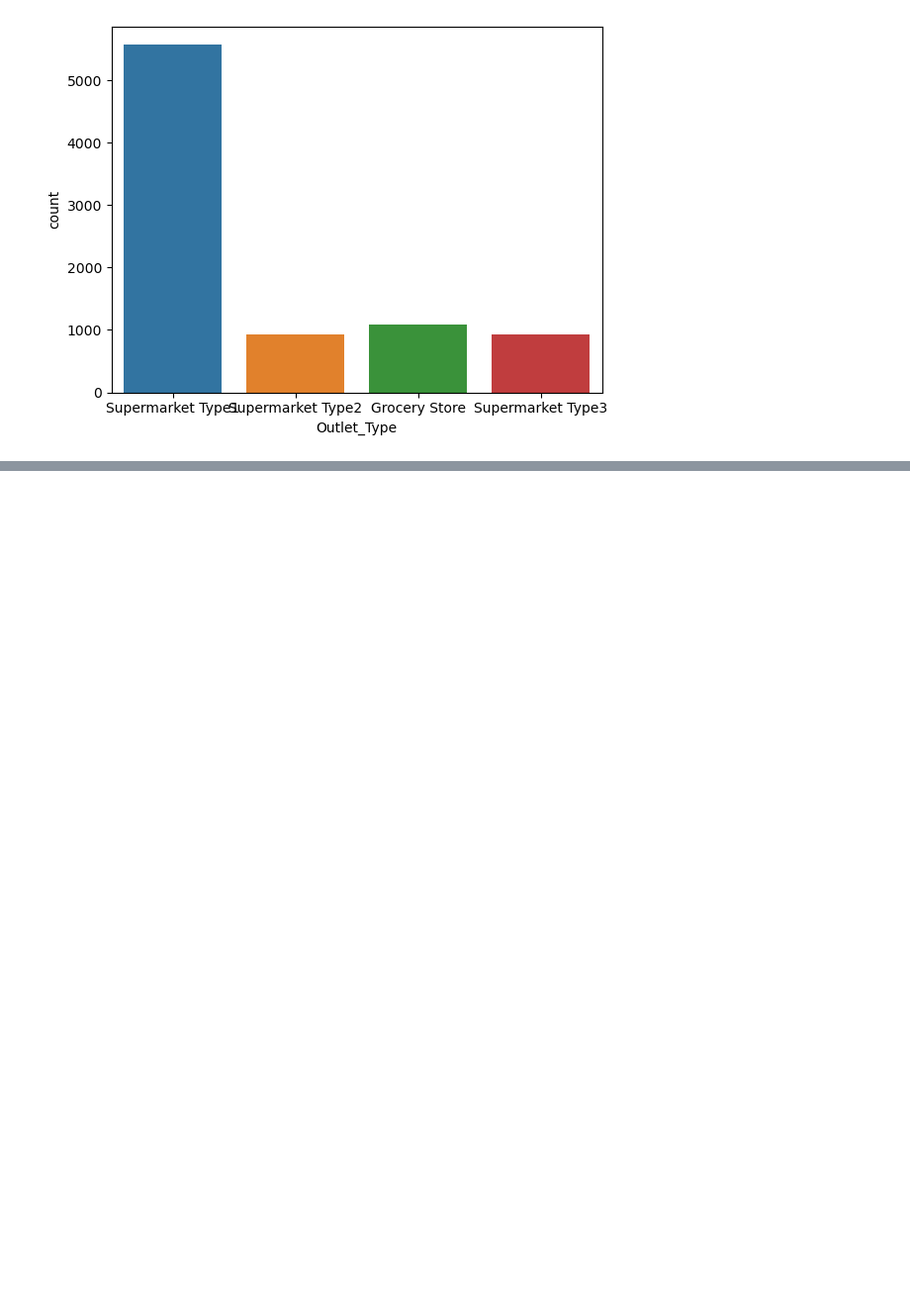
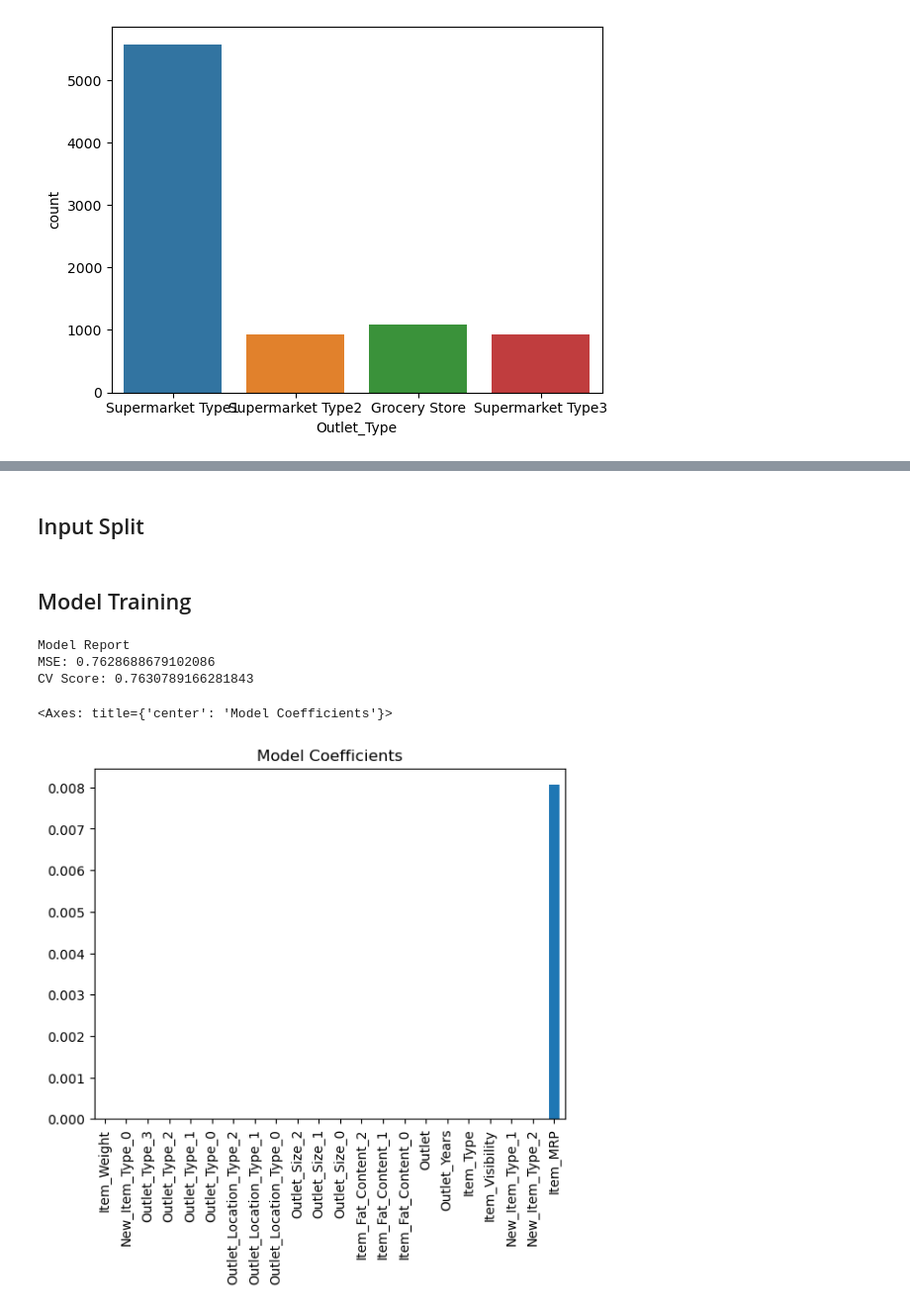
Before and after one commit to parveenxkashyap/bigmart-sales-prediction, a Jupyter notebook: notebook.ipynb, the cells around one changed output, grey strips where cells are left out. Shown at 99% size. Saved outputs shown, nothing was run; the diff lists cells and outputs as text; code cells hidden in the pictures; blank space fills up the shorter version.

```diff
--- a/notebook.ipynb
+++ b/notebook.ipynb
@@ -382,0 +423,52 @@ sns.countplot(data=df, x='Outlet_Type')
+# %% [markdown]
+## Input Split
+# %%
+X = df.drop(columns=['Outlet_Establishment_Year', 'Item_Identifier', 'Outlet_Identifier', 'Item_Outlet_Sales'])
+y = df['Item_Outlet_Sales']
+# %% [markdown]
+## Model Training
+# %%
+from sklearn.model_selection import cross_val_score
+from sklearn.metrics import mean_squared_error
+def train(model, X, y):
+    # train the model
+    model.fit(X, y)
+
+    # predict the training set
+    pred = model.predict(X)
+
+    # perform cross-validation
+    cv_score = cross_val_score(model, X, y, scoring='neg_mean_squared_error', cv=5)
+    cv_score = np.abs(np.mean(cv_score))
+
+    print("Model Report")
+    print("MSE:",mean_squared_error(y,pred))
+    print("CV Score:", cv_score)
+# %%
+from sklearn.linear_model import LinearRegression
+from sklearn.preprocessing import StandardScaler
+model = LinearRegression()
+scaler = StandardScaler()
+X_scaled = scaler.fit_transform(X)
+model.fit(X_scaled, y)
+coef = pd.Series(model.coef_, X.columns).sort_values()
+# %%
+from sklearn.linear_model import Ridge
+from sklearn.preprocessing import StandardScaler
+model = Ridge()
+scaler = StandardScaler()
+X_scaled = scaler.fit_transform(X)
+model.fit(X_scaled, y)
+coef = pd.Series(model.coef_, X.columns).sort_values()
+# %%
+from sklearn.linear_model import Lasso
+model = Lasso()
+train(model, X, y)
+coef = pd.Series(model.coef_, X.columns).sort_values()
+coef.plot(kind='bar', title="Model Coefficients")
+# %% [output]
+Model Report
+MSE: 0.7628688679102086
+CV Score: 0.7630789166281843
+<Axes: title={'center': 'Model Coefficients'}>
+[figure, added]
```
Also changed, not shown: parts of 10 cells of this notebook.
